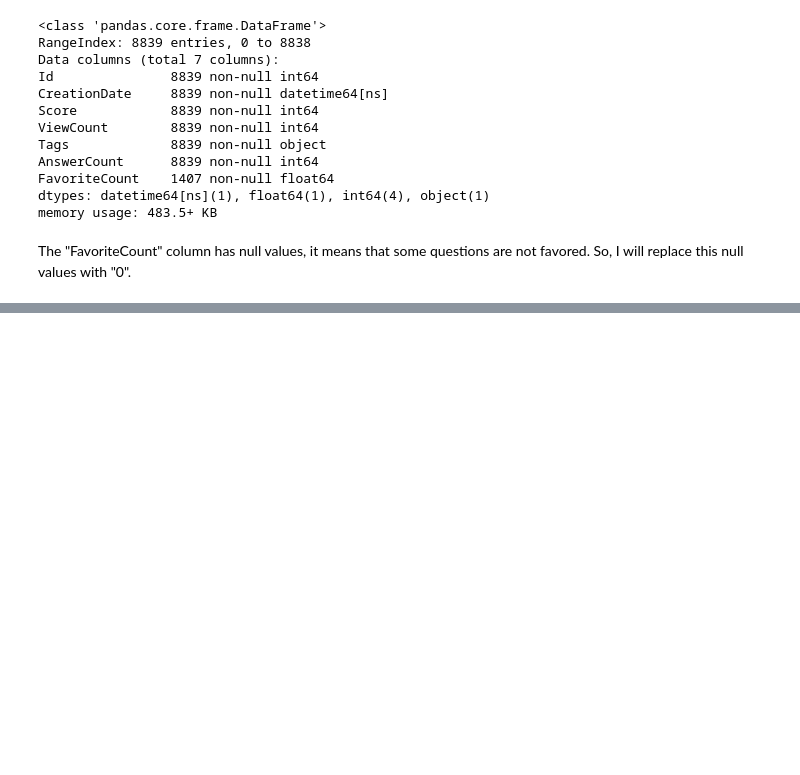
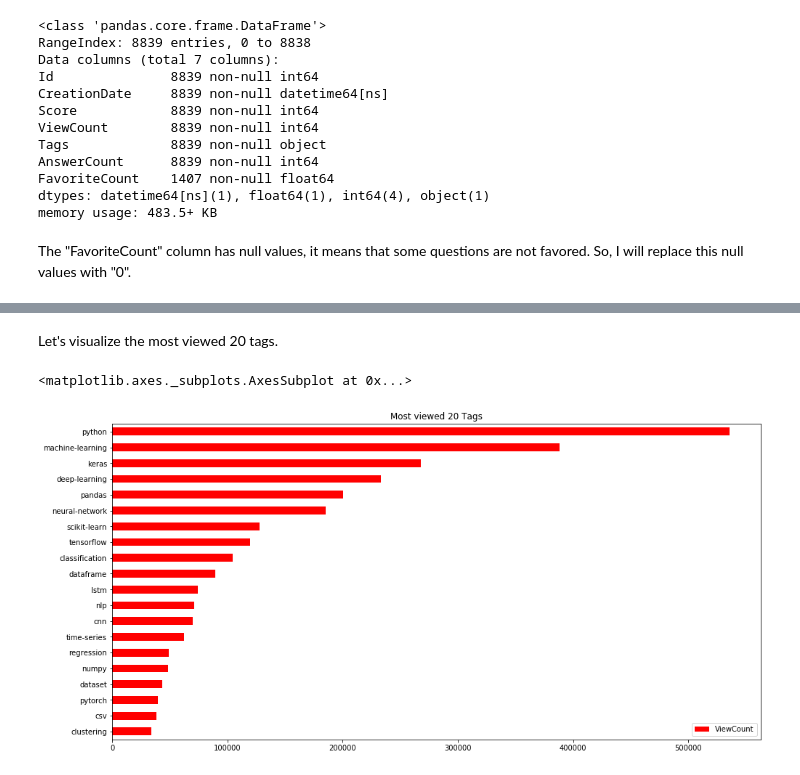
Before and after one commit to shylkymc/A-Data-Science-Project, a Jupyter notebook: A Data Science Project.ipynb, the cells around one changed output, grey strips where cells are left out. Drawn from its saved outputs; the diff is of its cells as text; code cells hidden in the pictures; blank space fills up the shorter version.

```diff
--- a/A Data Science Project.ipynb
+++ b/A Data Science Project.ipynb
@@ -49,3 +49,7 @@ dtypes: datetime64[ns](1), float64(1), int64(4), object(1)
 memory usage: 483.5+ KB
 # %% [markdown]
 The "FavoriteCount" column has null values, it means that some questions are not favored. So, I will replace this null values with "0".
+# %%
+questions.fillna(value={"FavoriteCount":0},inplace=True)
+questions["FavoriteCount"]=questions["FavoriteCount"].astype(int)
+questions.dtypes
@@ -51,0 +146,21 @@ The "FavoriteCount" column has null values, it means that some questions are not
+# %%
+tag_view_count= dict()
+
+
+for idx, tags in enumerate(questions["Tags"]):
+    for tag in tags:
+        if tag in tag_view_count:
+            tag_view_count[tag]+= questions["ViewCount"].iloc[idx]
+        else:
+            tag_view_count[tag]=1
+# %% [markdown]
+Let's visualize the most viewed 20 tags.
+# %%
+tag_view_count=pd.DataFrame.from_dict(tag_view_count, orient="index")
+tag_view_count.rename(columns={0: "ViewCount"}, inplace=True)
+
+most_viewed= tag_view_count.sort_values(by="ViewCount").tail(20)
+most_viewed.plot(kind="barh", figsize=(16,8), title="Most viewed 20 Tags", color= "Red")
+# %% [output]
+<matplotlib.axes._subplots.AxesSubplot at 0x...>
+[figure, added]
```
Also changed, not shown: parts of 52 cells of this notebook.
